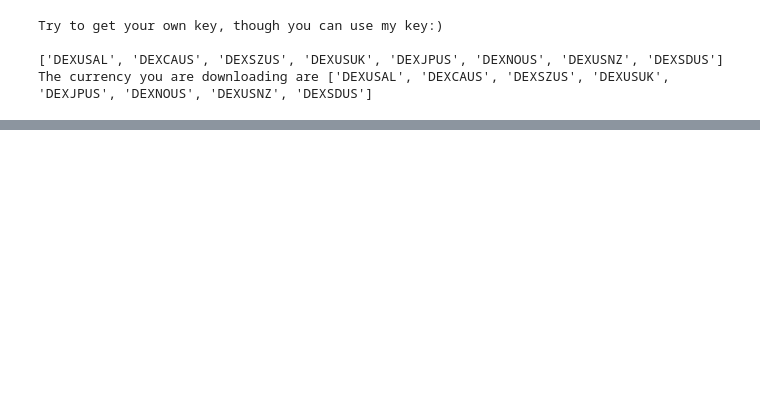
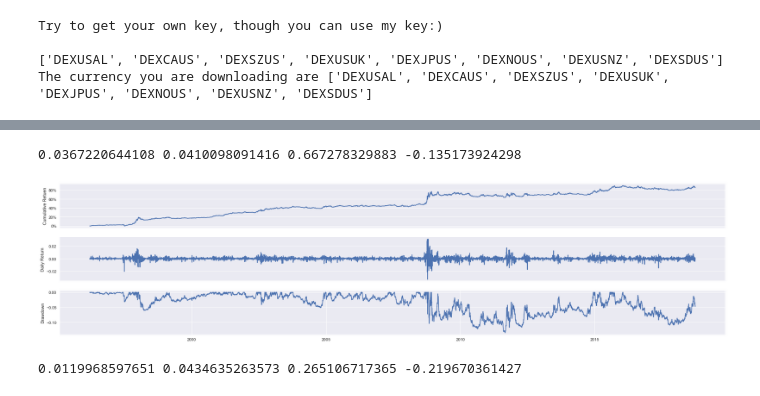
Before and after one commit to DihengChen/Cryptocurrency_Strategy, a Jupyter notebook: Utils/implement.ipynb, the cells around one changed output, grey strips where cells are left out. Saved outputs shown, nothing was run; the diff lists cells and outputs as text; code cells hidden in the pictures; blank space fills up the shorter version.

```diff
--- a/Utils/implement.ipynb
+++ b/Utils/implement.ipynb
@@ -176,0 +162,26 @@ OverflowError: Python int too large to convert to C long
+# %%
+signal_df=signal_class.signal_df
+# %%
+price_df=pd.DataFrame()
+for index in EMC_daily_category:
+    price_df[index]=data_dict[index].value
+price_df.set_index(date,inplace=True)
+price_df=price_df.loc[signal_df.index]
+# %%
+#TS
+position=signal_df/7
+#weight=price_df.apply(lambda x:x/np.sum(x),axis=1)
+return_matrix=(price_df-price_df.shift(1))/price_df.shift(1)
+return_sep=position.shift(1)*return_matrix
+return_sep=return_sep.dropna()
+daily_re=return_sep.sum(axis=1)
+# %%
+re_a3=result_analysis.result_daily(daily_re)
+re_a3.get_metrics()
+print(re_a3.ar,re_a3.std,re_a3.sp,re_a3.mdd)
+# %% [output]
+0.0367220644108 0.0410098091416 0.667278329883 -0.135173924298
+# %%
+re_a3.figure_plot()
+# %% [output]
+[figure, added]
@@ -176,0 +199,6 @@ OverflowError: Python int too large to convert to C long
+# %%
+re_a4=result_analysis.result_daily(daily_re)
+re_a4.get_metrics()
+print(re_a4.ar,re_a4.std,re_a4.sp,re_a4.mdd)
+# %% [output]
+0.0119968597651 0.0434635263573 0.265106717365 -0.219670361427
```
Also changed, not shown: parts of 41 cells of this notebook, 3 other files.
